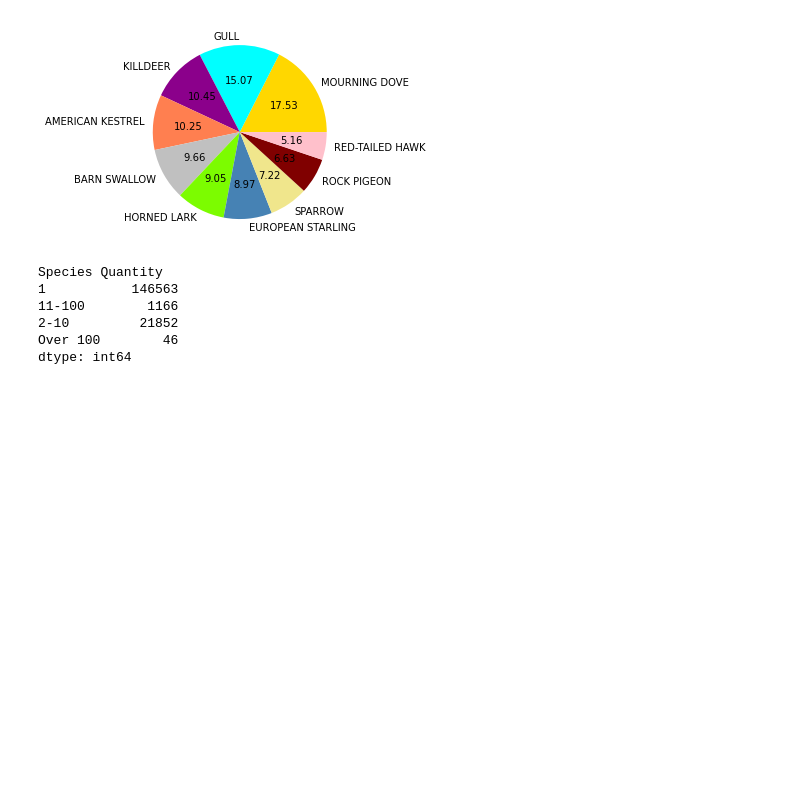
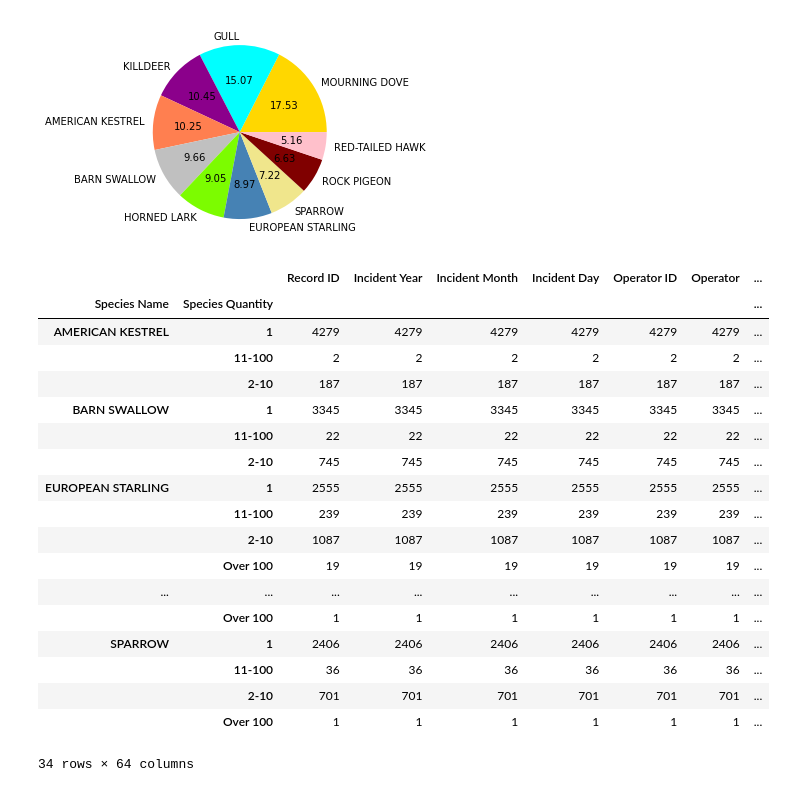
Before and after one commit to kplam624/Birds-Plane-Incident-Analysis, a Jupyter notebook: Starter_code_planes.ipynb, the cells around one changed output. Drawn from its saved outputs; the diff is of its cells as text; code cells hidden in the pictures; blank space fills up the shorter version.

```diff
--- a/Starter_code_planes.ipynb
+++ b/Starter_code_planes.ipynb
@@ -140,13 +120,27 @@ plt.savefig('output/birds_pie')
 plt.show()
 # %% [output]
 [figure]
-# %%
-bird_count = df.groupby('Species Quantity').size()
-bird_count
-# %% [output]
-Species Quantity
-1           146563
-11-100        1166
-2-10         21852
-Over 100        46
-dtype: int64
+# %%
+df2 = df.loc[df['Species Name'].isin(bird_names)]
+bird_count = df2.groupby(['Species Name','Species Quantity']).count()
+bird_count
+# %% [output]
+|  |  | Record ID | Incident Year | Incident Month | Incident Day | Operator ID | Operator | ... |
+| Species Name | Species Quantity |  |  |  |  |  |  | ... |
+| AMERICAN KESTREL | 1 | 4279 | 4279 | 4279 | 4279 | 4279 | 4279 | ... |
+|  | 11-100 | 2 | 2 | 2 | 2 | 2 | 2 | ... |
+|  | 2-10 | 187 | 187 | 187 | 187 | 187 | 187 | ... |
+| BARN SWALLOW | 1 | 3345 | 3345 | 3345 | 3345 | 3345 | 3345 | ... |
+|  | 11-100 | 22 | 22 | 22 | 22 | 22 | 22 | ... |
+|  | 2-10 | 745 | 745 | 745 | 745 | 745 | 745 | ... |
+| EUROPEAN STARLING | 1 | 2555 | 2555 | 2555 | 2555 | 2555 | 2555 | ... |
+|  | 11-100 | 239 | 239 | 239 | 239 | 239 | 239 | ... |
+|  | 2-10 | 1087 | 1087 | 1087 | 1087 | 1087 | 1087 | ... |
+|  | Over 100 | 19 | 19 | 19 | 19 | 19 | 19 | ... |
+| ... | ... | ... | ... | ... | ... | ... | ... | ... |
+|  | Over 100 | 1 | 1 | 1 | 1 | 1 | 1 | ... |
+| SPARROW | 1 | 2406 | 2406 | 2406 | 2406 | 2406 | 2406 | ... |
+|  | 11-100 | 36 | 36 | 36 | 36 | 36 | 36 | ... |
+|  | 2-10 | 701 | 701 | 701 | 701 | 701 | 701 | ... |
+|  | Over 100 | 1 | 1 | 1 | 1 | 1 | 1 | ... |
+34 rows × 64 columns
```
Also changed, not shown: parts of 11 cells of this notebook, 1 other file.
